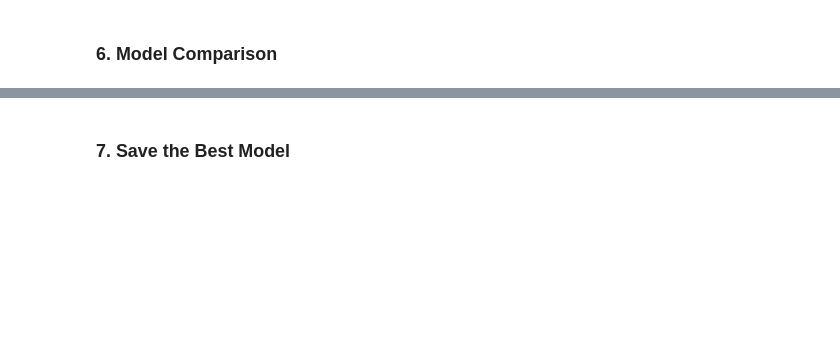
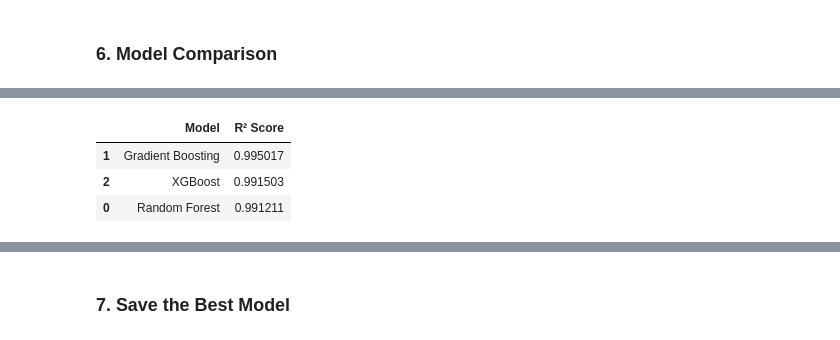
Before and after one commit to ethanaire/Sydney-Airbnb-prices-prediction, a Jupyter notebook: notebooks/04_modelling.ipynb, the cells around one changed output, grey strips where cells are left out. Saved outputs shown, nothing was run; the diff lists cells and outputs as text; code cells hidden in the pictures; blank space fills up the shorter version.

```diff
--- a/notebooks/04_modelling.ipynb
+++ b/notebooks/04_modelling.ipynb
@@ -254,6 +328,12 @@ final_models = {**best_models, **bayes_best_models}
 # %%
 results = {name: r2_score(y_test, model.predict(X_test)) for name, model in final_models.items()}
 df_results = pd.DataFrame(results.items(), columns=["Model", "R² Score"]).sort_values(by="R² Score", ascending=False)
+df_results
+# %% [output]
+|  | Model | R² Score |
+| 1 | Gradient Boosting | 0.995017 |
+| 2 | XGBoost | 0.991503 |
+| 0 | Random Forest | 0.991211 |
 # %%
 plt.figure(figsize=(8, 5))
 sns.barplot(data=df_results, x="Model", y="R² Score", palette="coolwarm")
```
Also changed, not shown: parts of 30 cells of this notebook, 1 other file.
